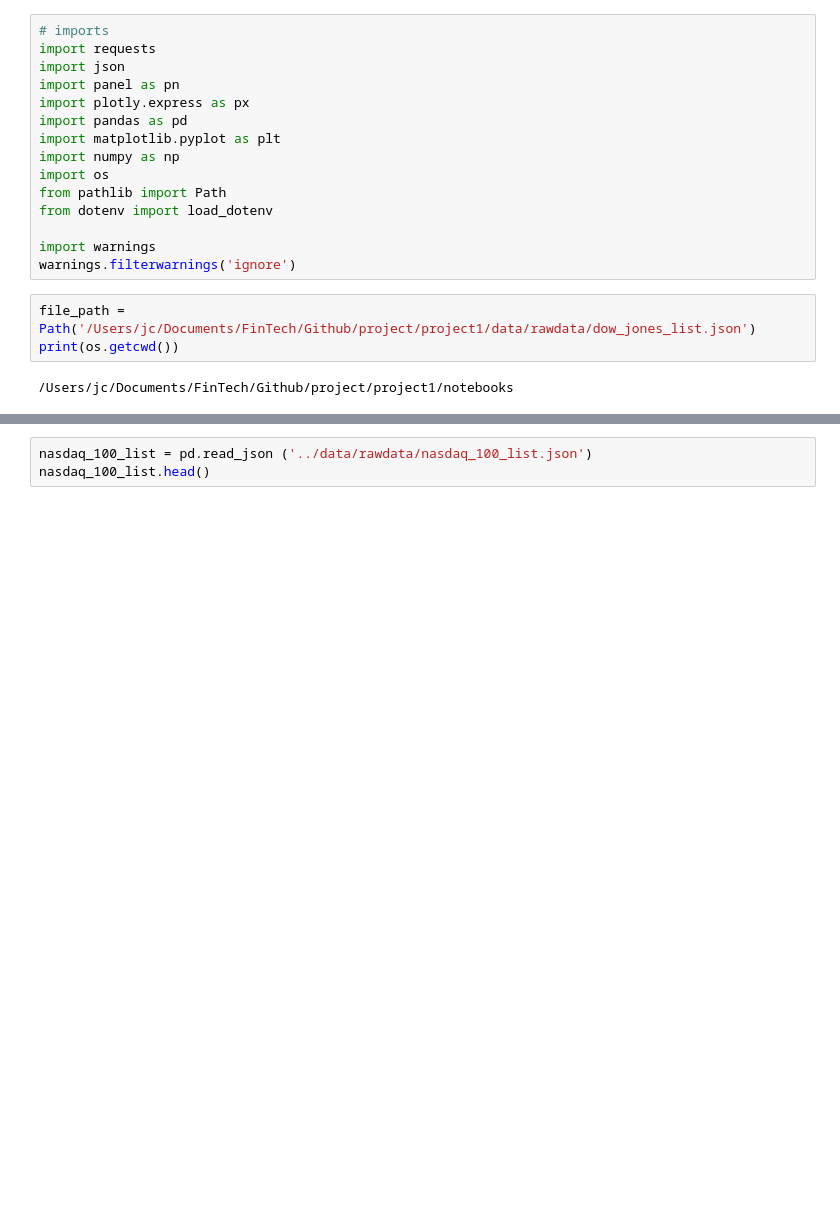
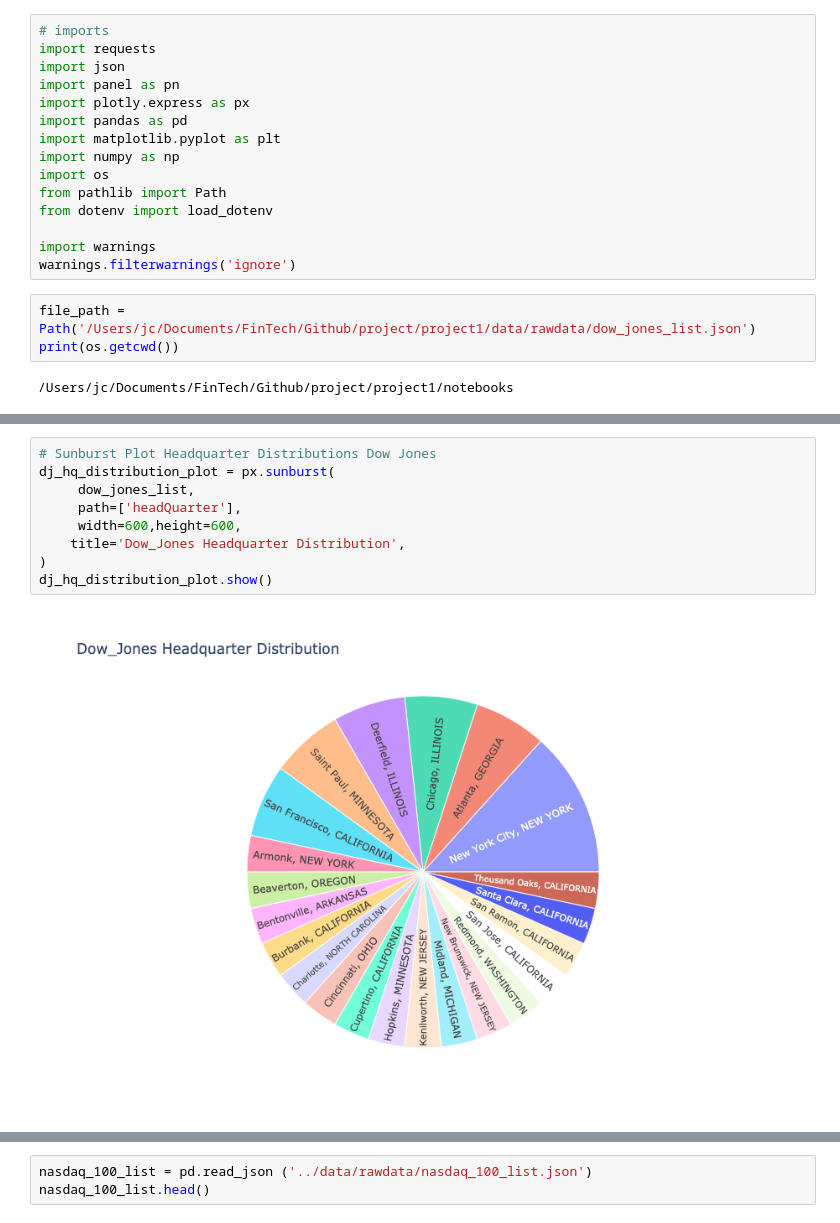
Before and after one commit to wchance/project1, a Jupyter notebook: notebooks/JC/major_index_jc.ipynb, the cells around one changed output, grey strips where cells are left out. Saved outputs shown, nothing was run; the diff lists cells and outputs as text; blank space fills up the shorter version.

```diff
--- a/notebooks/JC/major_index_jc.ipynb
+++ b/notebooks/JC/major_index_jc.ipynb
@@ -30,0 +40,11 @@ dow_jones_list.head()
+# %%
+# Sunburst Plot Headquarter Distributions Dow Jones
+dj_hq_distribution_plot = px.sunburst(
+     dow_jones_list,
+     path=['headQuarter'],
+     width=600,height=600,
+    title='Dow_Jones Headquarter Distribution',
+)
+dj_hq_distribution_plot.show()
+# %% [output]
+[figure, added]
```
Also changed, not shown: parts of 7 cells of this notebook.
